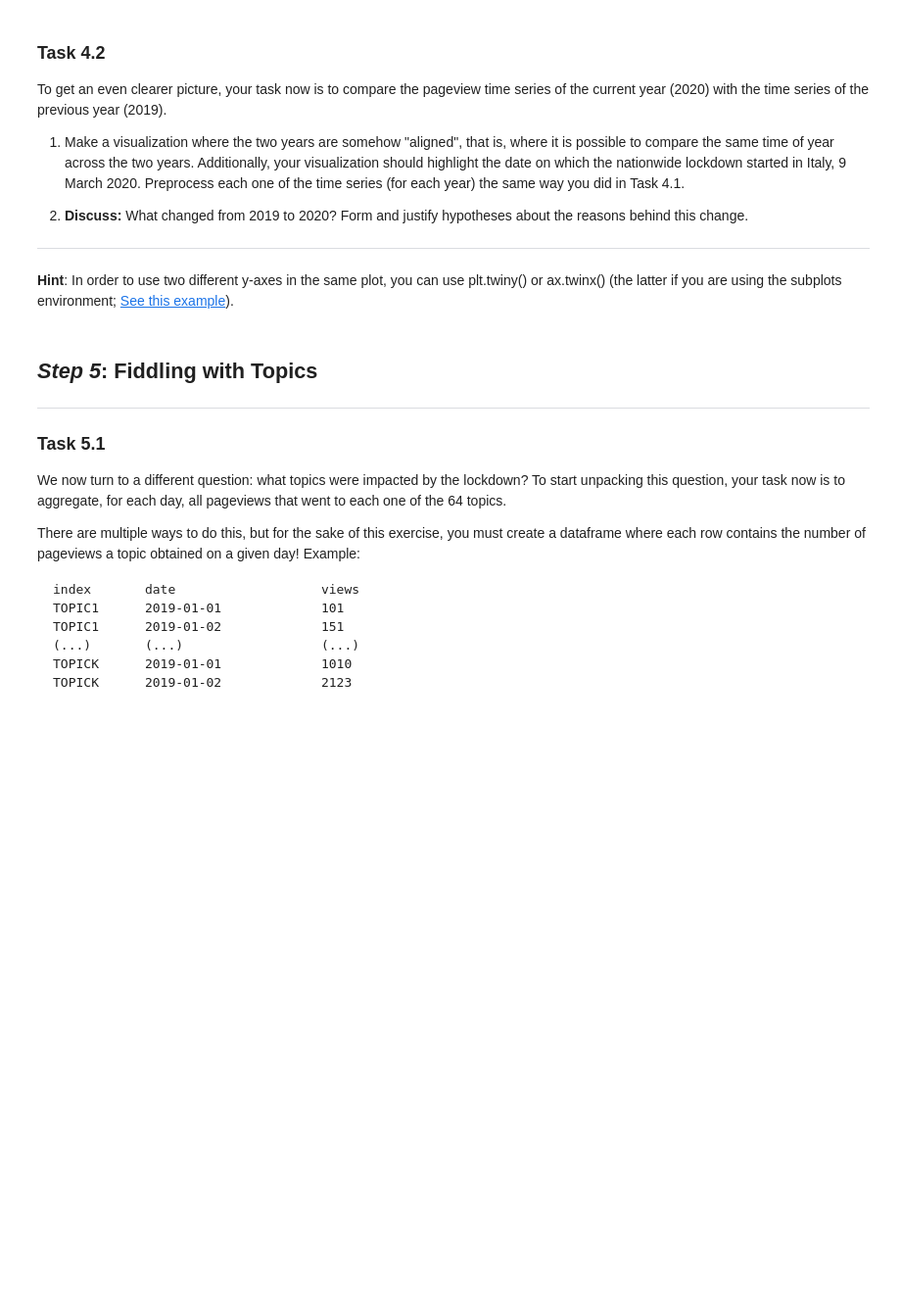
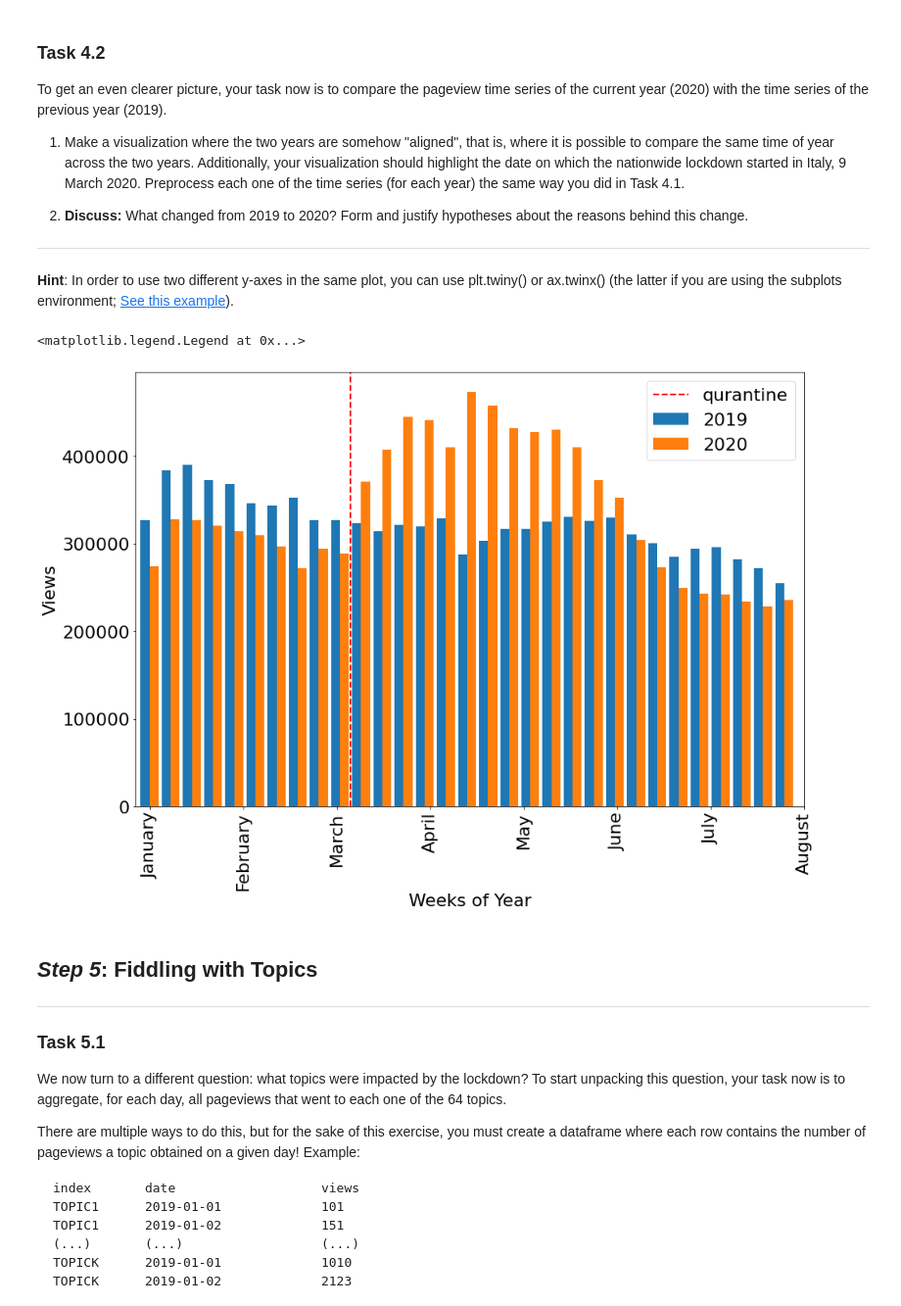
Before and after one commit to alec-flowers/ada-2020-homework1-pandas-pied, a Jupyter notebook: 01 - Pandas Data Wrangling and Data Viz/hw1.ipynb, the cells around one changed output. Shown at 98% size. Drawn from its saved outputs; the diff is of its cells as text; code cells hidden in the pictures; blank space fills up the shorter version.

```diff
--- a/01 - Pandas Data Wrangling and Data Viz/hw1.ipynb
+++ b/01 - Pandas Data Wrangling and Data Viz/hw1.ipynb
@@ -450,25 +450,33 @@ To get an even clearer picture, your task now is to compare the pageview time se
 # %%
 ### ~ 4.2.1
 ## Your code here! ###
 #TOT_VIEW_DATASET_2019 = DATA_FOLDER+'it_wiki_2019.csv'
 #tot_view_2019 = pd.read_csv(TOT_VIEW_DATASET_2019)
 #tot_view_2019.Date=pd.to_datetime(tot_view_2019.Date)
 tot_view_2019=view_tot_daily[view_tot_daily['Date'].isin(pd.date_range("2019-1-1", "2020-1-1",
                                                                           closed = 'left'))].rename({"views":"views_2019"})
 tot_view_2019_grouped = tot_view_2019.groupby(pd.Grouper(key='Date',freq='7d', origin='2019-01-01'))
 tot_view_2019_by_week = tot_view_2019_grouped.mean(numeric_only=None).iloc[:tot_view_2020_by_week.size]
 tot_view_2019_by_week.index = pd.RangeIndex(len(tot_view_2019_by_week.index))
 tot_view_2019_2020_by_week = tot_view_2020_by_week.merge(tot_view_2019_by_week,
                                                          right_index=True,
                                                          left_index=True,
                                                          suffixes=['_2020','_2019'])
-fig, ax = plt.subplots(figsize=(15, 10))
-tot_view_2019_2020_by_week.plot.bar(ax=ax, x='Date', y=['views_2019','views_2020'], width=0.85)
-ax.set_xticks(np.arange(0,31,4))
-ax.set_xticklabels(tot_view_2019_2020_by_week.Mon[np.arange(1,31,4)])
-ax.set_xlabel("Weeks of Year")
-ax.set_ylabel("Views")
-ax.legend(["2019","2020"])
+fig_both, ax_both = plt.subplots(figsize=(15, 10))
+tot_view_2019_2020_by_week.plot.bar(ax=ax_both,
+                                    x='Date',
+                                    y=['views_2019','views_2020'], width=0.85)
+ax_both.axvline(9.5, color='r', linestyle='--', lw=2)
+ax_both.set_xticks(np.arange(0,33,4.42))
+ax_both.set_xticklabels(pd.date_range(start='2020-01-01',
+                                      periods=len(np.arange(0,33,4.42)),
+                                      freq='1M').strftime('%B'))
+ax_both.set_xlabel("Weeks of Year")
+ax_both.set_ylabel("Views")
+ax_both.legend(["qurantine","2019","2020"])
+# %% [output]
+<matplotlib.legend.Legend at 0x...>
+[figure, added]
 # %%
 ### ~ 4.2.2
 ### Your text here! ###
```
Also changed, not shown: parts of 4 cells of this notebook.
